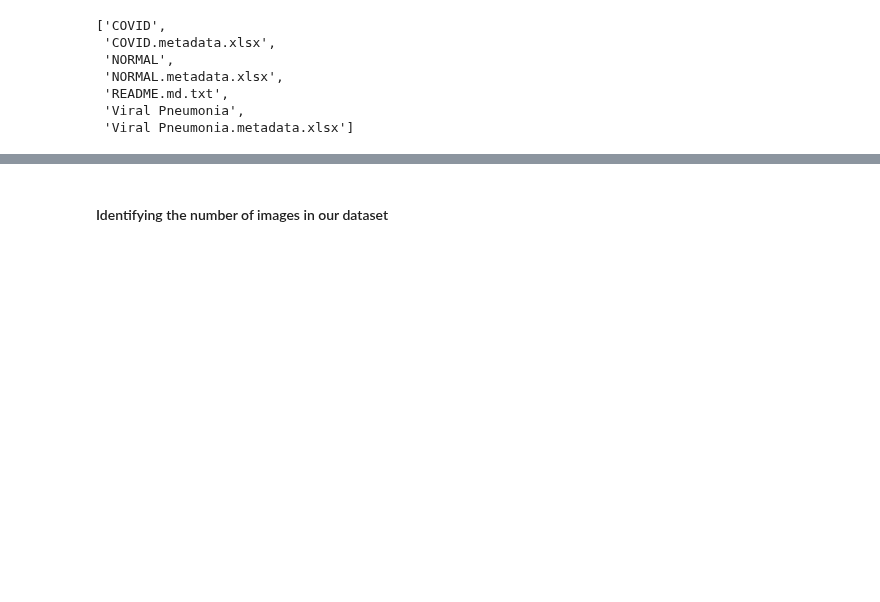
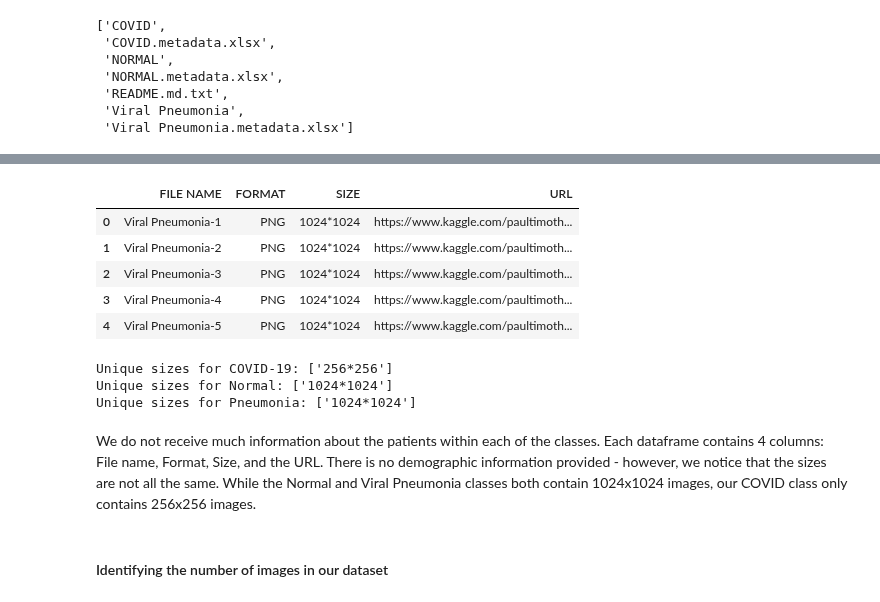
Before and after one commit to Lewis34cs/corona_audio, a Jupyter notebook: covid_proj_p1_xrays.ipynb, the cells around one changed output, grey strips where cells are left out. Cells and saved outputs as stored; diff of their text form; code cells hidden in the pictures; blank space fills up the shorter version.

```diff
--- a/covid_proj_p1_xrays.ipynb
+++ b/covid_proj_p1_xrays.ipynb
@@ -185,0 +210,11 @@ Contents of /COVID-19 Radiography Database/:
+# %%
+viral_pneumo_df = pd.read_excel(cxr_base_folder+'Viral Pneumonia.metadata.xlsx')
+# %%
+viral_pneumo_df.head()
+# %% [output]
+|  | FILE NAME | FORMAT | SIZE | URL |
+| 0 | Viral Pneumonia-1 | PNG | 1024*1024 | https://www.kaggle.com/paultimoth... |
+| 1 | Viral Pneumonia-2 | PNG | 1024*1024 | https://www.kaggle.com/paultimoth... |
+| 2 | Viral Pneumonia-3 | PNG | 1024*1024 | https://www.kaggle.com/paultimoth... |
+| 3 | Viral Pneumonia-4 | PNG | 1024*1024 | https://www.kaggle.com/paultimoth... |
+| 4 | Viral Pneumonia-5 | PNG | 1024*1024 | https://www.kaggle.com/paultimoth... |
@@ -186,3 +225,12 @@ Contents of /COVID-19 Radiography Database/:
+# %%
+for df in [covid_df, normal_df, viral_pneumo_df]:
+  print(f"Unique sizes for {df.name}: {df['SIZE'].unique()}")
+# %% [output]
+Unique sizes for COVID-19: ['256*256']
+Unique sizes for Normal: ['1024*1024']
+Unique sizes for Pneumonia: ['1024*1024']
+# %% [markdown]
+We do not receive much information about the patients within each of the classes. Each dataframe contains 4 columns: File name, Format, Size, and the URL. There is no demographic information provided - however, we notice that the sizes are not all the same. While the Normal and Viral Pneumonia classes both contain 1024x1024 images, our COVID class only contains 256x256 images.
 # %% [markdown]
 #### Identifying the number of images in our dataset
 # %%
```
Also changed, not shown: parts of 8 cells of this notebook.
